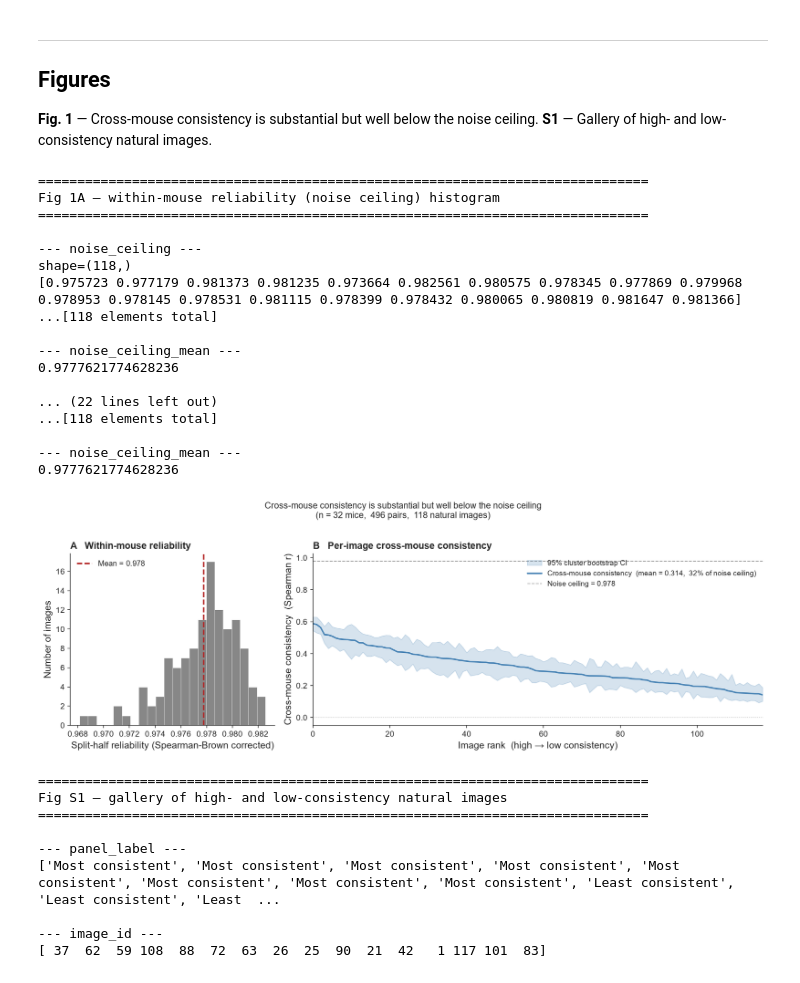
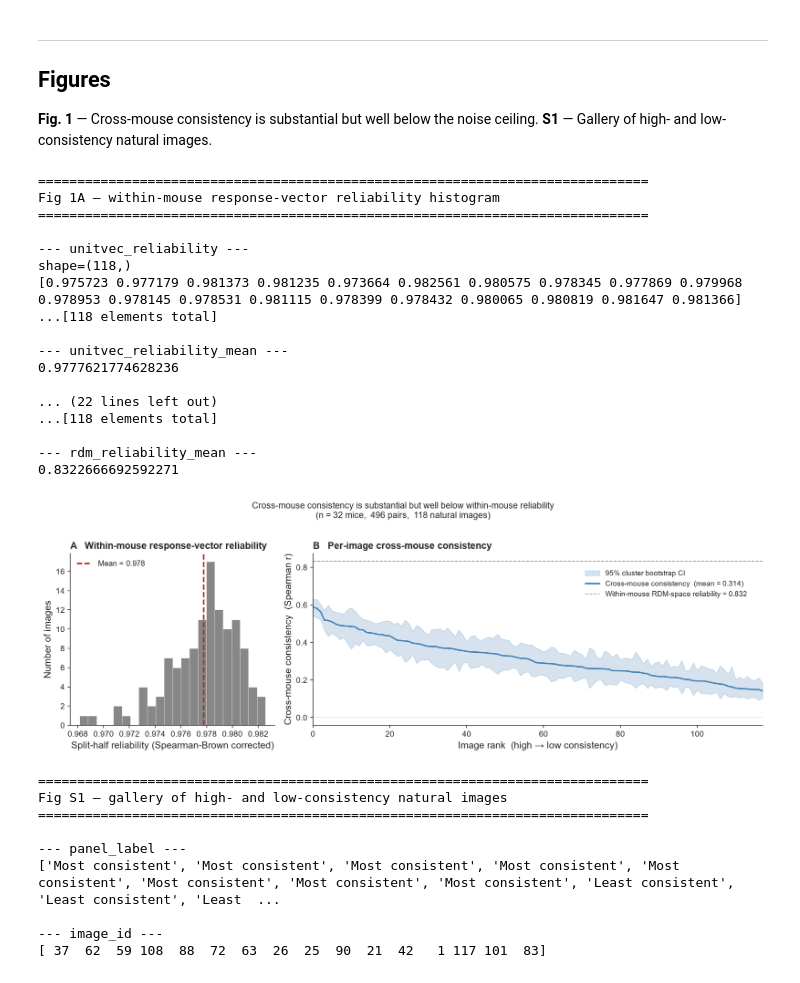
Before and after one commit to Jana-HQ/cross-mouse-v1-rsa, a Jupyter notebook: src/part1_data_and_consistency.ipynb, the cells around one changed output. Drawn from its saved outputs; the diff is of its cells as text; code cells hidden in the pictures.

```diff
--- a/src/part1_data_and_consistency.ipynb
+++ b/src/part1_data_and_consistency.ipynb
@@ -177,9 +184,9 @@ with h5py.File(ARCHIVE_DIR / 'responses.h5', 'r') as f:
         sb     = 2 * mean_r / (1 + mean_r)   # Spearman-Brown correction
         reliability_per_session.append(sb)
 
-reliability_arr = np.array(reliability_per_session)   # (32, 118)
-noise_ceiling   = reliability_arr.mean(0)              # (118,) mean across sessions
+reliability_arr    = np.array(reliability_per_session)   # (32, 118)
+unitvec_reliability = reliability_arr.mean(0)              # (118,) mean across sessions
 
-print(f'Noise ceiling — mean : {noise_ceiling.mean():.3f}')
-print(f'              range  : [{noise_ceiling.min():.3f}, {noise_ceiling.max():.3f}]')
+print(f'Within-mouse response-vector reliability — mean : {unitvec_reliability.mean():.3f}')
+print(f'                                          range  : [{unitvec_reliability.min():.3f}, {unitvec_reliability.max():.3f}]')
 # %% [output]
@@ -295,16 +357,17 @@ Saved: part1_outputs.npz
 fig, axes = plt.subplots(1, 2, figsize=(13, 4.5),
                          gridspec_kw={'width_ratios': [1, 2.2]})
 
-# ── Panel A: noise ceiling histogram ──────────────────────────────────────────
+# ── Panel A: within-mouse reliability histogram ───────────────────────────────
 ax = axes[0]
-nc_scalar = noise_ceiling.mean()
-ax.hist(noise_ceiling, bins=22, color=COL_REF, alpha=0.8,
+nc_scalar = unitvec_reliability.mean()
+ax.hist(unitvec_reliability, bins=22, color=COL_REF, alpha=0.8,
         edgecolor='white', linewidth=0.4)
 ax.axvline(nc_scalar, color=COL_FIT, linestyle='--', linewidth=1.8,
            label=f'Mean = {nc_scalar:.3f}')
 ax.set_xlabel('Split-half reliability (Spearman-Brown corrected)')
 ax.set_ylabel('Number of images')
-ax.set_title('A   Within-mouse reliability', loc='left', fontweight='bold', pad=6)
+ax.set_title('A   Within-mouse response-vector reliability', loc='left',
+              fontweight='bold', pad=6)
 ax.legend(frameon=False)
 ax.spines[['top', 'right']].set_visible(False)
 
@@ -314,58 +377,58 @@ x = np.arange(N_IMAGES)
 ax.fill_between(x, ci_lower[sort_idx], ci_upper[sort_idx],
                 alpha=0.22, color=COL_NS, label='95% cluster bootstrap CI')
 ax.plot(x, consistency[sort_idx], color=COL_NS, linewidth=1.8,
-        label=f'Cross-mouse consistency  (mean = {consistency.mean():.3f},'
-              f'  {frac_ceiling*100:.0f}% of noise ceiling)')
-ax.axhline(0,          color='gray', linestyle=':', linewidth=0.8, alpha=0.5)
-ax.axhline(nc_scalar,  color=COL_REF, linestyle='--', linewidth=1,
-           alpha=0.6, label=f'Noise ceiling = {nc_scalar:.3f}')
+        label=f'Cross-mouse consistency  (mean = {consistency.mean():.3f})')
+ax.axhline(0, color='gray', linestyle=':', linewidth=0.8, alpha=0.5)
+ax.axhline(rdm_reliability.mean(), color=COL_REF, linestyle='--', linewidth=1,
+           alpha=0.6,
+           label=f'Within-mouse RDM-space reliability = {rdm_reliability.mean():.3f}')
 ax.set_xlabel('Image rank  (high → low consistency)')
 ax.set_ylabel('Cross-mouse consistency  (Spearman r)')
 ax.set_title('B   Per-image cross-mouse consistency', loc='left', fontweight='bold', pad=6)
 ax.set_xlim(0, N_IMAGES - 1)
-ax.legend(frameon=False, fontsize=9)
+ax.legend(frameon=False, fontsize=9, loc='upper right', bbox_to_anchor=(0.98, 0.94))
 ax.spines[['top', 'right']].set_visible(False)
 
-fig.suptitle('Cross-mouse consistency is substantial but well below the noise ceiling\n'
+fig.suptitle('Cross-mouse consistency is substantial but well below within-mouse reliability\n'
              f'(n = {len(SESSION_IDS)} mice,  {len(pairs)} pairs,  {N_IMAGES} natural images)',
              fontsize=11, y=1.01)
 
 print_figure_data(
-    'Fig 1A — within-mouse reliability (noise ceiling) histogram',
-    noise_ceiling=noise_ceiling,
-    noise_ceiling_mean=nc_scalar,
+    'Fig 1A — within-mouse response-vector reliability histogram',
+    unitvec_reliability=unitvec_reliability,
+    unitvec_reliability_mean=nc_scalar,
 )
 print_figure_data(
     'Fig 1B — per-image cross-mouse consistency (sorted high to low)',
     image_rank=x,
     consistency_sorted=consistency[sort_idx],
     ci_lower_sorted=ci_lower[sort_idx],
     ci_upper_sorted=ci_upper[sort_idx],
-    noise_ceiling_mean=nc_scalar,
+    rdm_reliability_mean=rdm_reliability.mean(),
 )
 
 plt.tight_layout()
 plt.savefig(FIGURES_DIR / 'fig1_consistency_overview.png', bbox_inches='tight')
 plt.show()
 # %% [output]
 ==============================================================================
-Fig 1A — within-mouse reliability (noise ceiling) histogram
+Fig 1A — within-mouse response-vector reliability histogram
 ==============================================================================
 
---- noise_ceiling ---
+--- unitvec_reliability ---
 shape=(118,)
 [0.975723 0.977179 0.981373 0.981235 0.973664 0.982561 0.980575 0.978345 0.977869 0.979968 0.978953 0.978145 0.978531 0.981115 0.978399 0.978432 0.980065 0.980819 0.981647 0.981366]
 ...[118 elements total]
 
---- noise_ceiling_mean ---
+--- unitvec_reliability_mean ---
 0.9777621774628236
 
 ... (22 lines left out)
 ...[118 elements total]
 
---- noise_ceiling_mean ---
-0.9777621774628236
+--- rdm_reliability_mean ---
+0.8322666692592271
-[figure, old version]
+[figure, new version]
 # %%
 fig, axes = plt.subplots(2, N_GALLERY, figsize=(2.2 * N_GALLERY, 5))
 
```
Also changed, not shown: parts of 9 cells of this notebook, 11 other files.
